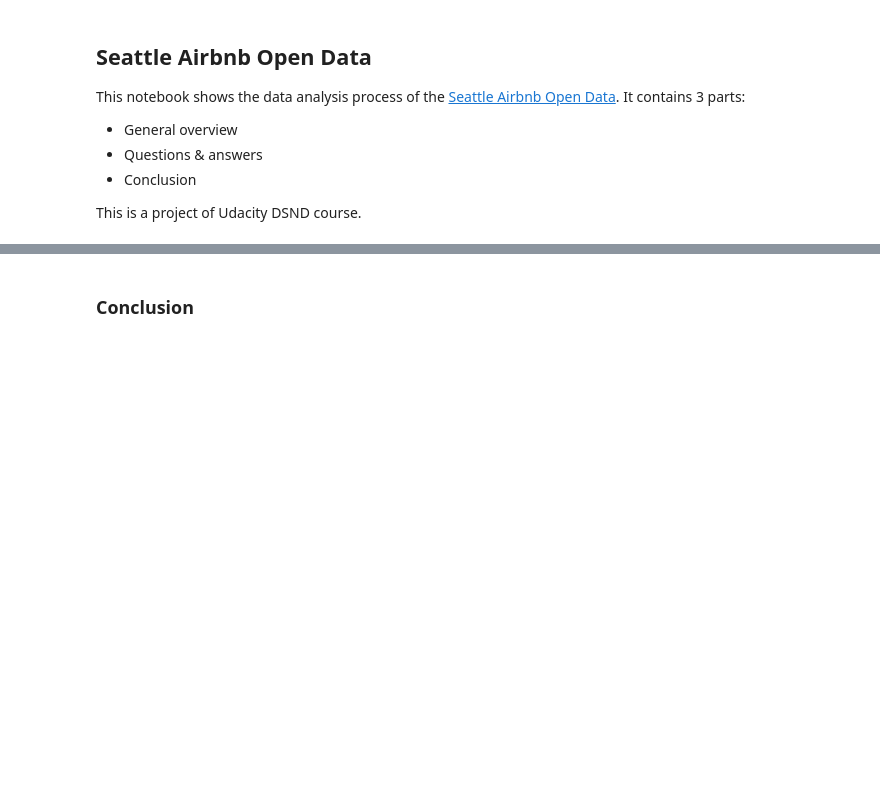
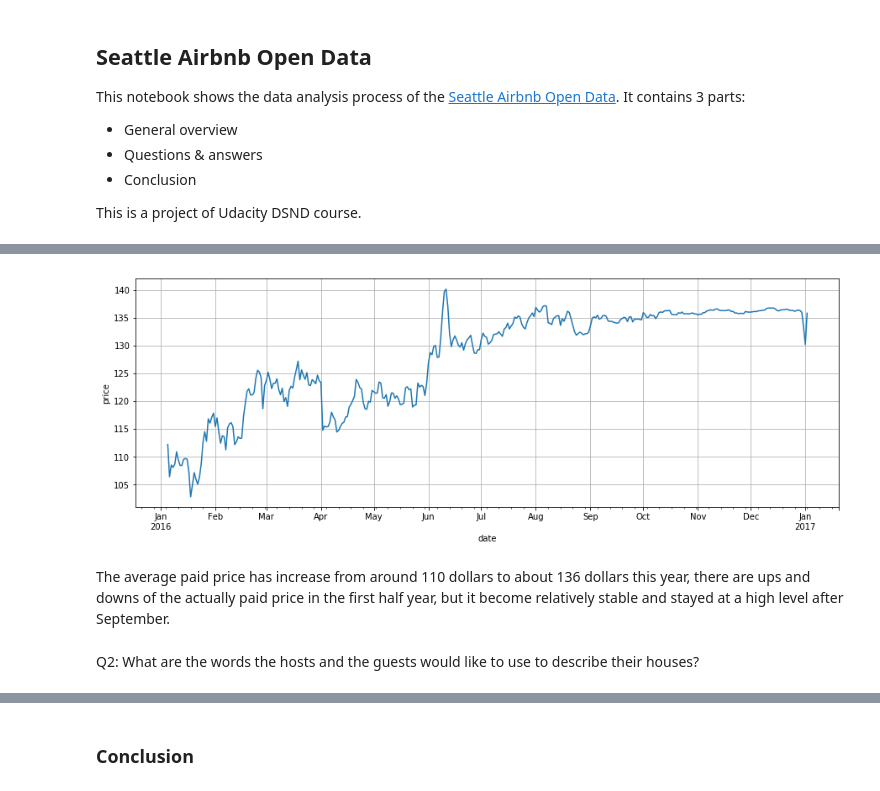
Before and after one commit to cissoidx/seattle_airbnb, a Jupyter notebook: Seattle Airbnb.ipynb, the cells around one changed output, grey strips where cells are left out. Drawn from its saved outputs; the diff is of its cells as text; code cells hidden in the pictures; blank space fills up the shorter version.

```diff
--- a/Seattle Airbnb.ipynb
+++ b/Seattle Airbnb.ipynb
@@ -19,0 +169,13 @@ Q3
+# %%
+# change to datetime data format
+cal.date = pd.to_datetime(cal.date,infer_datetime_format=True)
+
+# omit the dollar sign
+def omit_dollar(x):
+    if x[0]=='$':
+        return x[1:].replace(',','')
+    return x
+cal.price = cal.price.astype('str').apply(omit_dollar)
+cal.price = cal.price.astype('float')
+# %%
+cal.available = cal.available == 't'
@@ -19,0 +193,20 @@ Q3
+# %%
+# we assume:
+# 1. when it is not available, it is rented.
+# 2. the paid price is the same as posted on the last day before it become unavailable.
+# 3. if it is unavailable from the beginning, then it is ignored until it become available and a price is posted.
+
+def get_price(df):
+
+    for idx in tqdm(range(len(df))):
+        row = df.iloc[idx,:]
+        if row.available:
+            continue
+        last_day = row.date- pd.Timedelta(days=1)
+        if last_day < pd.to_datetime('20160104', format='%Y%m%d', errors='ignore'):
+            continue
+        last_day_price = df[df.listing_id==row.listing_id][df.date==last_day].price
+        df.set_value(idx,'price',last_day_price)
+    return df
+
+cal = get_price(cal)
@@ -19,0 +217,12 @@ Q3
+# %%
+plt.figure(figsize=(15,5))
+cal[cal.available==False].groupby('date').mean().price.plot()
+plt.ylabel('price')
+plt.grid('on')
+plt.savefig('paidpricetrend.png')
+# %% [output]
+[figure, added]
+# %% [markdown]
+The average paid price has increase from around 110 dollars to about 136 dollars this year, there are ups and downs of the actually paid price in the first half year, but it become relatively stable and stayed at a high level after September.
+# %% [markdown]
+Q2: What are the words the hosts and the guests would like to use to describe their houses?
```
Also changed, not shown: parts of 47 cells of this notebook, 6 other files.
